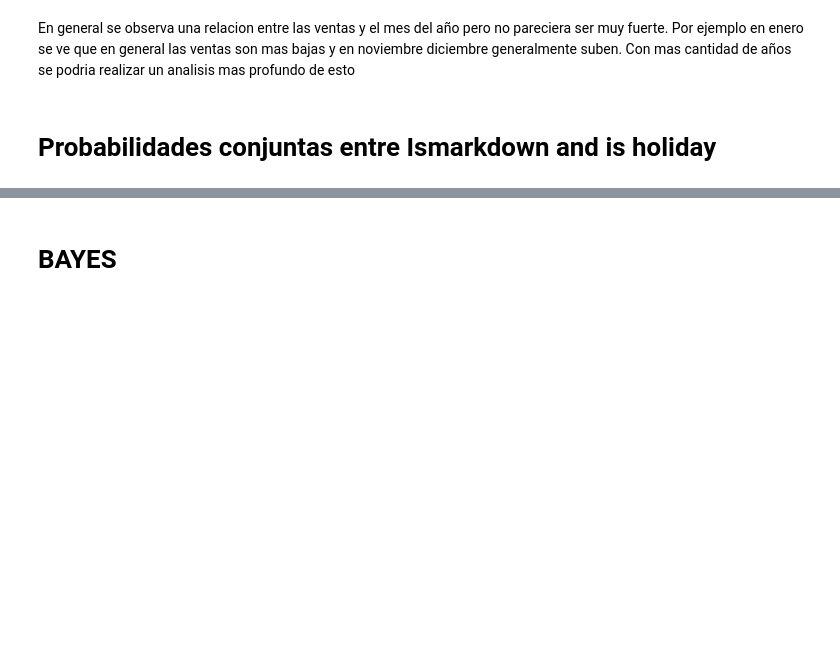
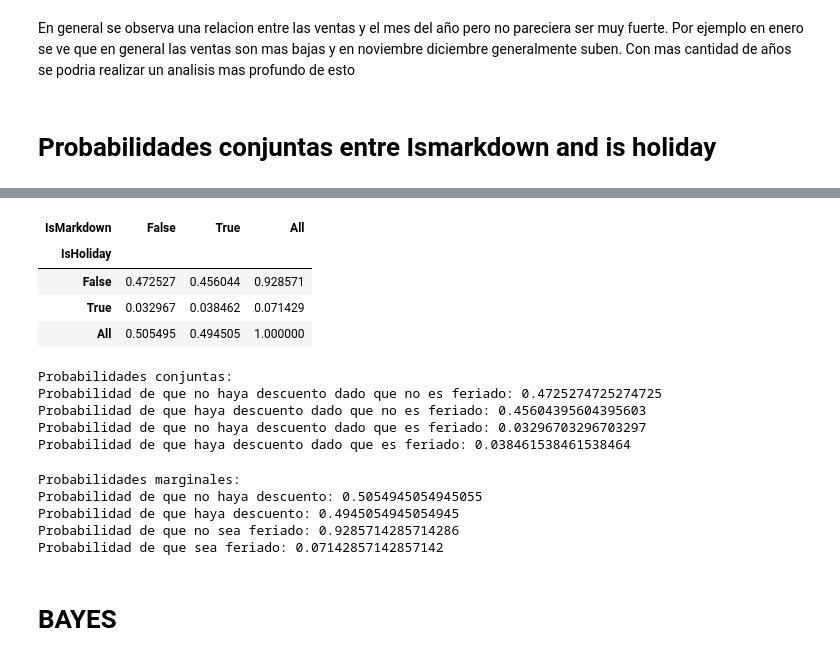
Before and after one commit to dbourdin/diplodatos-mentorias, a Jupyter notebook: analisis-y-visualizacion/retail_data_analytics.ipynb, the cells around one changed output, grey strips where cells are left out. Cells and saved outputs as stored; diff of their text form; code cells hidden in the pictures; blank space fills up the shorter version.

```diff
--- a/analisis-y-visualizacion/retail_data_analytics.ipynb
+++ b/analisis-y-visualizacion/retail_data_analytics.ipynb
@@ -671,2 +680,35 @@ prueba4['IsMarkdown']= prueba4['IsMarkdown'].apply(fc_repl)
+# %%
+markdown_holiday_prob = pd.crosstab(index=prueba5['IsHoliday'], columns=prueba5['IsMarkdown'],margins = True,normalize = True)
+markdown_holiday_prob
+# %% [output]
+| IsMarkdown | False | True | All |
+| IsHoliday |  |  |  |
+| False | 0.472527 | 0.456044 | 0.928571 |
+| True | 0.032967 | 0.038462 | 0.071429 |
+| All | 0.505495 | 0.494505 | 1.000000 |
+# %%
+print('Probabilidades conjuntas:')
+print(f'Probabilidad de que no haya descuento dado que no es feriado: {markdown_holiday_prob[0][0]}')
+print(f'Probabilidad de que haya descuento dado que no es feriado: {markdown_holiday_prob[1][0]}')
+print(f'Probabilidad de que no haya descuento dado que es feriado: {markdown_holiday_prob[0][1]}')
+print(f'Probabilidad de que haya descuento dado que es feriado: {markdown_holiday_prob[1][1]}')
+# %% [output]
+Probabilidades conjuntas:
+Probabilidad de que no haya descuento dado que no es feriado: 0.4725274725274725
+Probabilidad de que haya descuento dado que no es feriado: 0.45604395604395603
+Probabilidad de que no haya descuento dado que es feriado: 0.03296703296703297
+Probabilidad de que haya descuento dado que es feriado: 0.038461538461538464
+# %%
+print('Probabilidades marginales:')
+print(f'Probabilidad de que no haya descuento: {markdown_holiday_prob[0]["All"]}')
+print(f'Probabilidad de que haya descuento: {markdown_holiday_prob[1]["All"]}')
+print(f'Probabilidad de que no sea feriado: {markdown_holiday_prob["All"][0]}')
+print(f'Probabilidad de que sea feriado: {markdown_holiday_prob["All"][1]}')
+# %% [output]
+Probabilidades marginales:
+Probabilidad de que no haya descuento: 0.5054945054945055
+Probabilidad de que haya descuento: 0.4945054945054945
+Probabilidad de que no sea feriado: 0.9285714285714286
+Probabilidad de que sea feriado: 0.07142857142857142
 # %% [markdown]
 # BAYES
```
Also changed, not shown: parts of 18 cells of this notebook.
